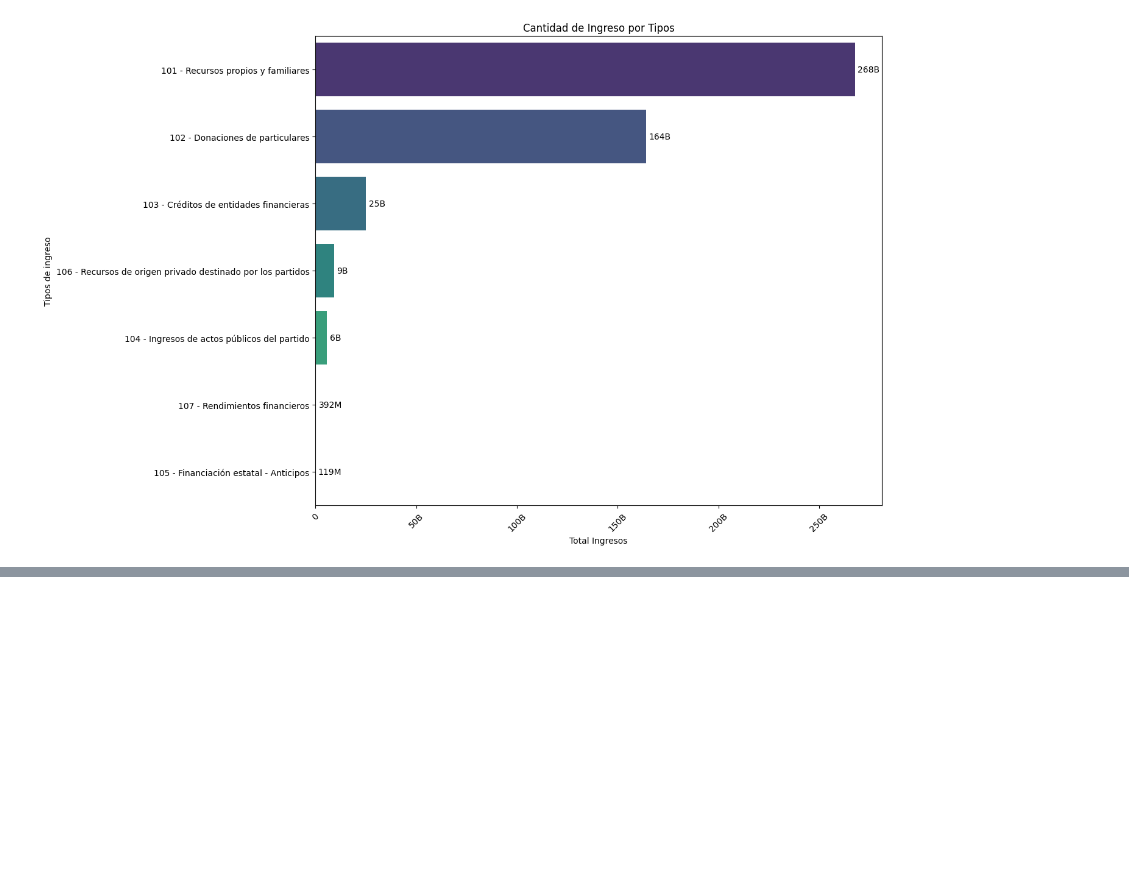
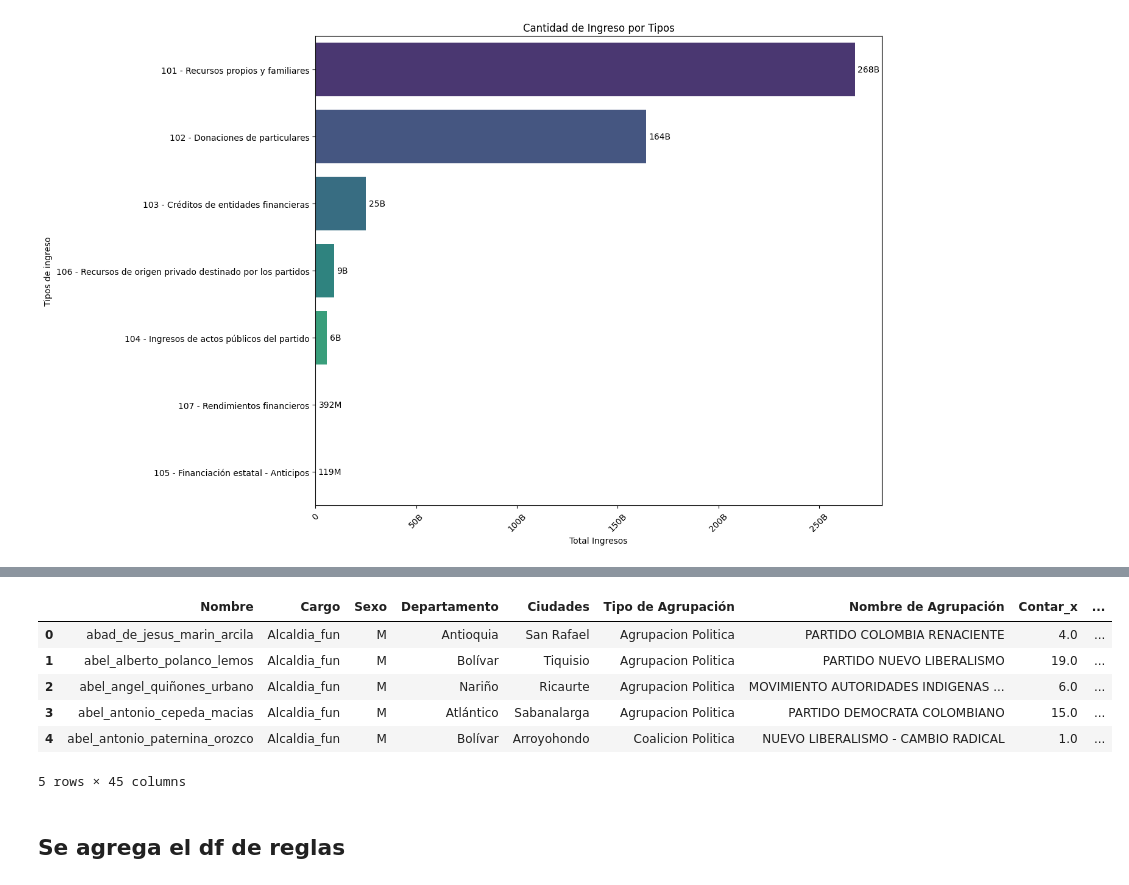
Before and after one commit to SergioOteroxD/data-pa-la-democracia, a Jupyter notebook: main.ipynb, the cells around one changed output, grey strips where cells are left out. Cells and saved outputs as stored; diff of their text form; code cells hidden in the pictures; blank space fills up the shorter version.

```diff
--- a/main.ipynb
+++ b/main.ipynb
@@ -732,0 +733,10 @@ plt.show()
+# %%
+df.head()
+# %% [output]
+|  | Nombre | Cargo | Sexo | Departamento | Ciudades | Tipo de Agrupación | Nombre de Agrupación | Contar_x | ... |
+| 0 | abad_de_jesus_marin_arcila | Alcaldia_fun | M | Antioquia | San Rafael | Agrupacion Politica | PARTIDO COLOMBIA RENACIENTE | 4.0 | ... |
+| 1 | abel_alberto_polanco_lemos | Alcaldia_fun | M | Bolívar | Tiquisio | Agrupacion Politica | PARTIDO NUEVO LIBERALISMO | 19.0 | ... |
+| 2 | abel_angel_quiñones_urbano | Alcaldia_fun | M | Nariño | Ricaurte | Agrupacion Politica | MOVIMIENTO AUTORIDADES INDIGENAS ... | 6.0 | ... |
+| 3 | abel_antonio_cepeda_macias | Alcaldia_fun | M | Atlántico | Sabanalarga | Agrupacion Politica | PARTIDO DEMOCRATA COLOMBIANO | 15.0 | ... |
+| 4 | abel_antonio_paternina_orozco | Alcaldia_fun | M | Bolívar | Arroyohondo | Coalicion Politica | NUEVO LIBERALISMO - CAMBIO RADICAL | 1.0 | ... |
+5 rows × 45 columns
@@ -732,0 +745,2 @@ plt.show()
+# %% [markdown]
+## Se agrega el df de reglas
```
Also changed, not shown: parts of 24 cells of this notebook, 10 other files.
